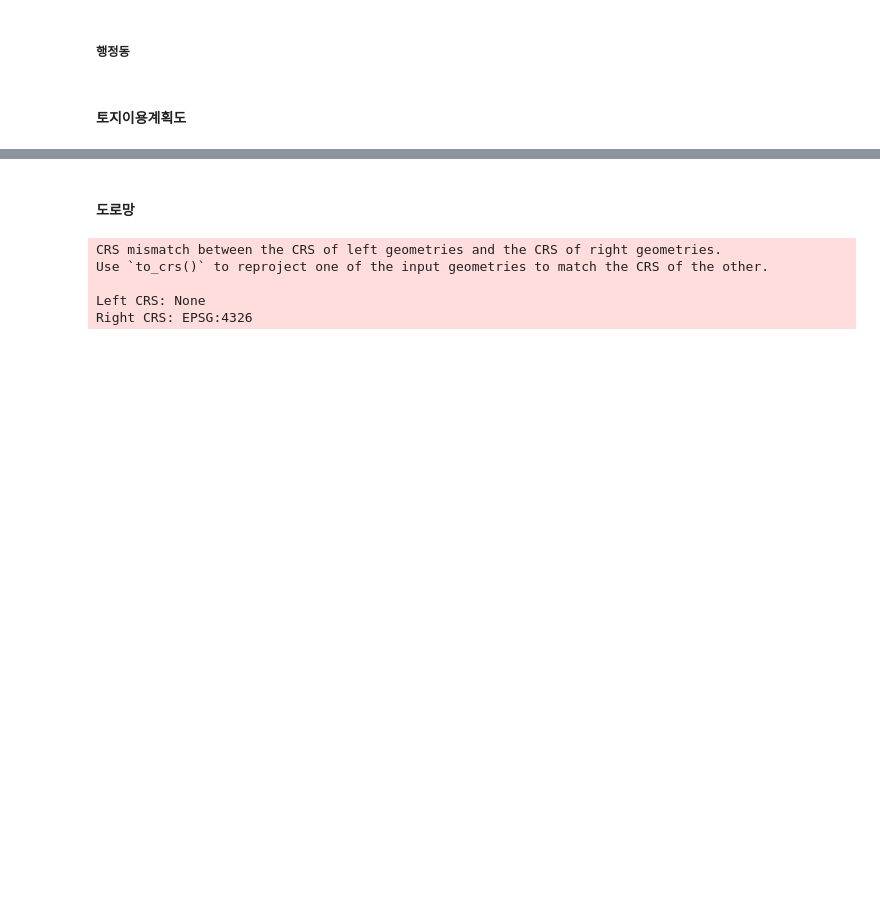
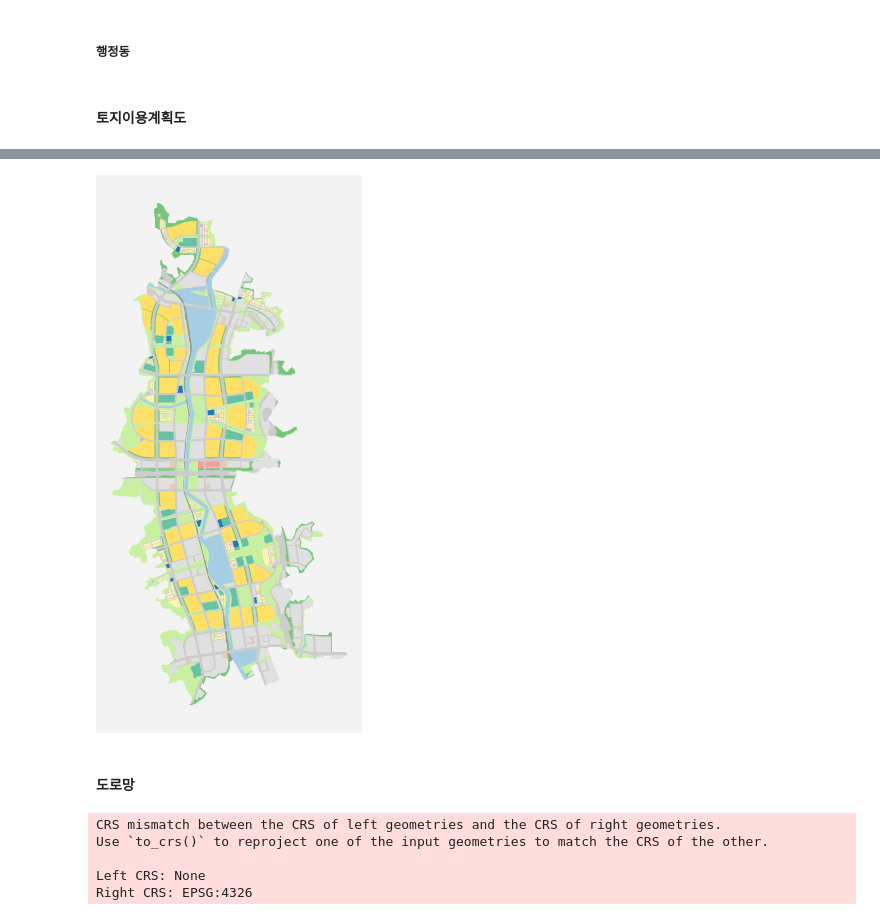
Before and after one commit to DDalaDDula/Forecasting_Carbon_Emissions_in_New_Towns_and_Analyzing_the_Carbon_Reduction_Impact_of_Future_Mobili, a Jupyter notebook: (1)분석대상지.ipynb, the cells around one changed output, grey strips where cells are left out. Drawn from its saved outputs; the diff is of its cells as text; code cells hidden in the pictures; blank space fills up the shorter version.

```diff
--- a/(1)분석대상지.ipynb
+++ b/(1)분석대상지.ipynb
@@ -223,29 +267,30 @@ merged_area_gdf = merged_area_gdf[['zoneName','blockName','blockType','geometry'
 # %%
 # 시각화
 # 색상 매핑 (필요에 따라 추가/수정)
 color_dict = {
     '단독주택': '#fff2b2',
     '공동주택': '#ffe066',
     '공원': '#c9f0a0',
     '녹지': '#78c679',
     '도로': '#cccccc',
     '철도시설용지': '#999999',
     '하천': '#a6cee3',
     '공공청사': '#1f78b4',
     '종교시설': '#cab2d6',
     '업무시설': '#fb9a99',
     '교육시설': '#66c2a5',
     '주차장': '#e6ccb3'
 }
 
 
 # 기본값 회색으로 설정
-areaplan_analysis['color'] = areaplan_analysis['blockType'].map(color_dict).fillna('#e0e0e0')
-fig, ax = plt.subplots(figsize=(7, 7), facecolor='#f4f3f3')
+gwangmyeong_siheung['color'] = gwangmyeong_siheung['blockType'].map(color_dict).fillna('#e0e0e0')
+fig, ax = plt.subplots(figsize=(20, 20), facecolor='#f4f3f3')
 ax.set_facecolor('#f4f3f3')
 
-cheongna.plot(color=areaplan_analysis['color'], ax=ax)
-
+gwangmyeong_siheung.plot(color=gwangmyeong_siheung['color'], ax=ax)
 ax.axis('off')
 plt.tight_layout()
 plt.show()
+# %% [output]
+[figure, added]
```
Also changed, not shown: parts of 60 cells of this notebook, 15 other files.
